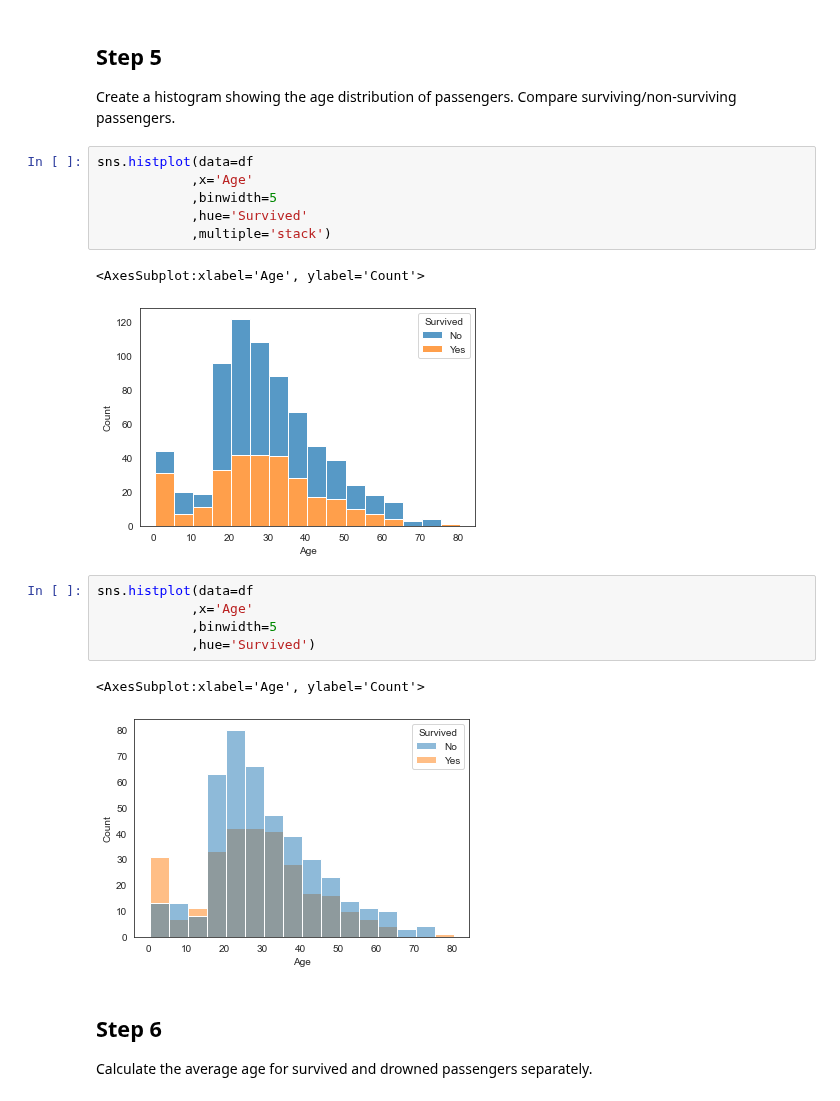
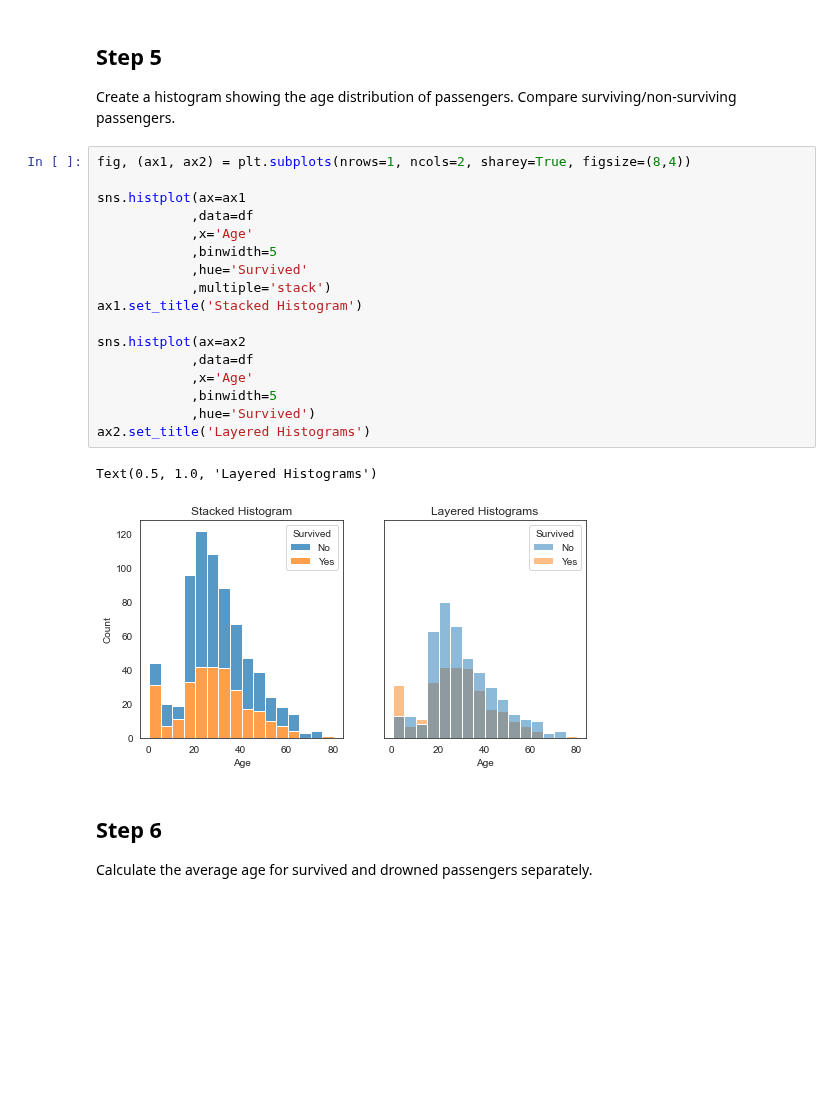
Before and after one commit to raphaelw/data-science-bootcamp, a Jupyter notebook: 02_week/exercises/exploring_titanic_dataset.ipynb, the cells around one changed output. Drawn from its saved outputs; the diff is of its cells as text; blank space fills up the shorter version.

Commit message:
nicer plotting of histograms

```diff
--- a/02_week/exercises/exploring_titanic_dataset.ipynb
+++ b/02_week/exercises/exploring_titanic_dataset.ipynb
@@ -147,23 +147,26 @@ Simpler soulution possible with countplot: `sns.countplot(x='Pclass', hue='Sex',
 # %% [markdown]
 ## Step 5
 Create a histogram showing the age distribution of passengers. Compare surviving/non-surviving passengers.
-# %%
-sns.histplot(data=df
-            ,x='Age'
-            ,binwidth=5
-            ,hue='Survived'
-            ,multiple='stack')
-# %% [output]
-<AxesSubplot:xlabel='Age', ylabel='Count'>
-[figure, removed]
-# %%
-sns.histplot(data=df
-            ,x='Age'
-            ,binwidth=5
-            ,hue='Survived')
-# %% [output]
-<AxesSubplot:xlabel='Age', ylabel='Count'>
-[figure, removed]
+# %%
+fig, (ax1, ax2) = plt.subplots(nrows=1, ncols=2, sharey=True, figsize=(8,4))
+
+sns.histplot(ax=ax1
+            ,data=df
+            ,x='Age'
+            ,binwidth=5
+            ,hue='Survived'
+            ,multiple='stack')
+ax1.set_title('Stacked Histogram')
+
+sns.histplot(ax=ax2
+            ,data=df
+            ,x='Age'
+            ,binwidth=5
+            ,hue='Survived')
+ax2.set_title('Layered Histograms')
+# %% [output]
+Text(0.5, 1.0, 'Layered Histograms')
+[figure, added]
 # %% [markdown]
 ## Step 6
 Calculate the average age for survived and drowned passengers separately.
```
